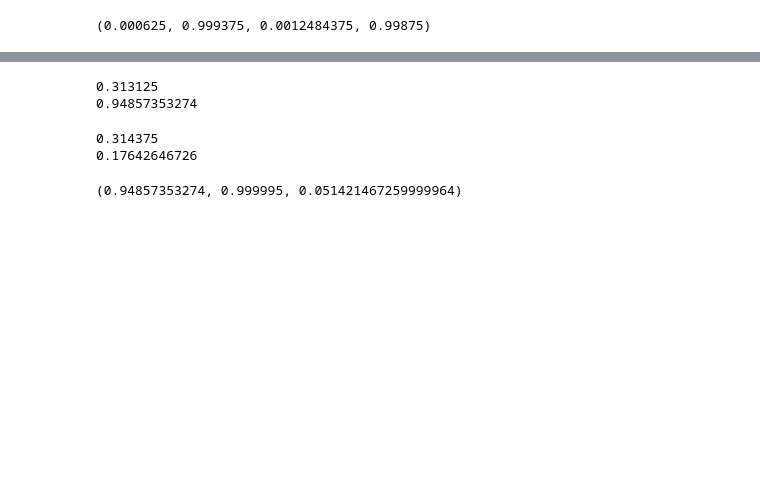
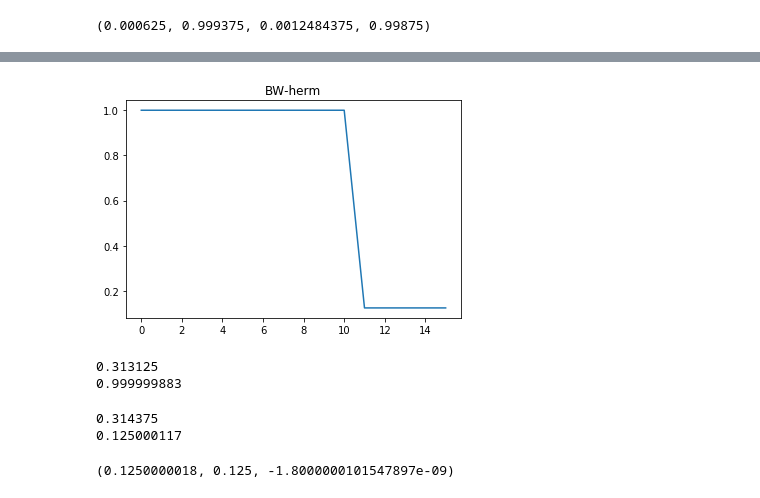
Before and after one commit to mikeg64/hermes, a Jupyter notebook: python/compare-hermes-sac-1d.ipynb, the cells around one changed output, grey strips where cells are left out. Drawn from its saved outputs; the diff is of its cells as text; code cells hidden in the pictures; blank space fills up the shorter version.

```diff
--- a/python/compare-hermes-sac-1d.ipynb
+++ b/python/compare-hermes-sac-1d.ipynb
@@ -123,16 +136,22 @@ plt.show()
+# %%
+plt.plot(hermydat[240:256])
+plt.title('BW-herm')
+plt.show()
+# %% [output]
+[figure, added]
 # %%
-print(allsacdat[250,3,0])
-print(allsacdat[250,3,2])
+print(allsacdat1[250,3,0])
+print(allsacdat1[250,3,2])
 # %% [output]
 0.313125
-0.94857353274
+0.999999883
 # %%
-print(allsacdat[251,3,0])
-print(allsacdat[251,3,2])
+print(allsacdat1[251,3,0])
+print(allsacdat1[251,3,2])
 # %% [output]
 0.314375
-0.17642646726
+0.125000117
 # %%
-print(allsacdat1[250,3,2],hermydat[250],hermydat[250]-allsacdat1[250,3,2])
+print(allsacdat1[254,3,2],hermydat[254],hermydat[254]-allsacdat1[254,3,2])
 # %% [output]
-(0.94857353274, 0.999995, 0.051421467259999964)
+(0.1250000018, 0.125, -1.8000000101547897e-09)
```
Also changed, not shown: parts of 6 cells of this notebook, 4 other files.
